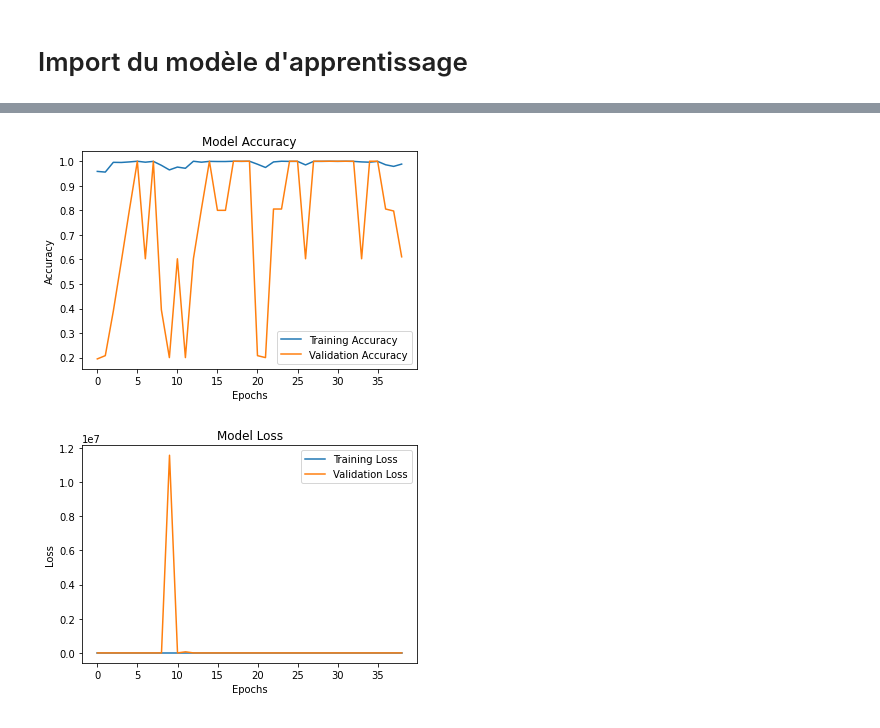
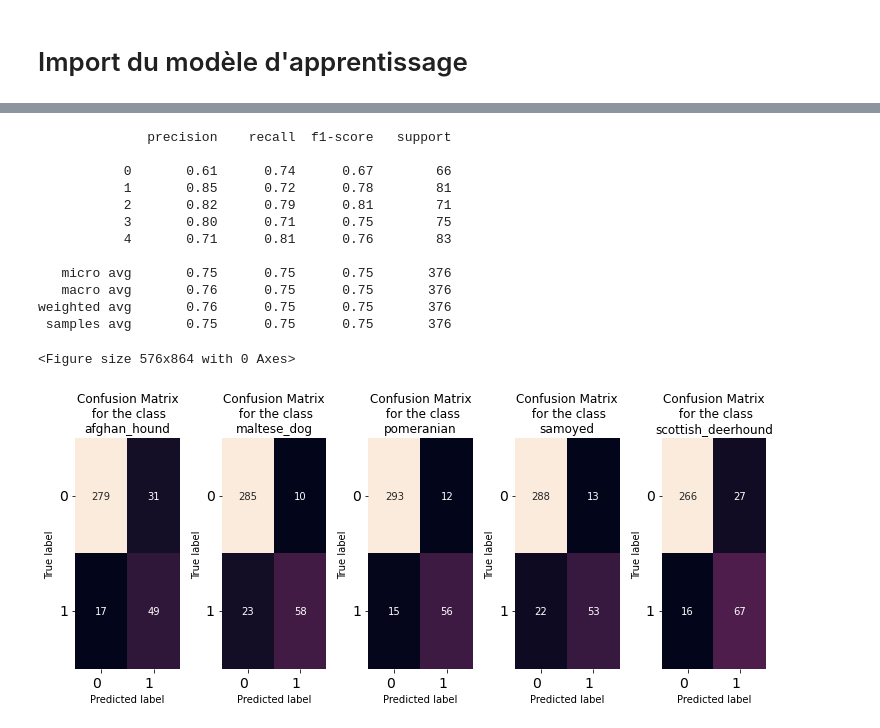
Before and after one commit to VincentNFR/openclassrooms_p06, a Jupyter notebook: resnet_from_scratch.ipynb, the cells around one changed output, grey strips where cells are left out. Drawn from its saved outputs; the diff is of its cells as text; code cells hidden in the pictures.

```diff
--- a/resnet_from_scratch.ipynb
+++ b/resnet_from_scratch.ipynb
@@ -132,6 +88,0 @@ ________________________________________________________________________________
-# %%
-model.compile(
-    optimizer= tf.keras.optimizers.Adam(learning_rate=1e-3),
-    loss= 'categorical_crossentropy',
-    metrics= ['accuracy']
-    )
@@ -137,0 +195,2 @@ model.compile(
+# %%
+model = import_model(conv_model_type='ResNet50', input_shape=(224, 224, 3), weights=None, train_state=True, custom_model=None, lr=1e-3)
@@ -138,16 +215,12 @@ model.compile(
 # %%
-epochs = 40
-batch_size = 20
-path = '/content/drive/MyDrive/Colab Notebooks/OpenClassRooms/6/saved_model/resnet'
-checkpointer = tf.keras.callbacks.ModelCheckpoint(filepath=f'{path}/weights.bestaugmented.from_scratch.hdf5',
-                               verbose=1, save_best_only=True)
+epochs = 50
+batch_size = 32
 
 history = model.fit(
     x=X_train, y=y_train,
     validation_data=(X_val, y_val),
     steps_per_epoch=X_train.shape[0]//batch_size,
     epochs=epochs,
-    callbacks=[checkpointer],
     verbose=1
     )
 # %% [output]
@@ -171,9 +243,0 @@ Epoch 39: val_loss did not improve from 0.00000
-# %%
-model.load_weights(f'{path}/weights.bestaugmented.from_scratch.hdf5')
-
-# get index of predicted dog breed for each image in test set
-dog_breed_predictions = [np.argmax(model.predict(np.expand_dims(tensor, axis=0))) for tensor in X_test]
-
-# report test accuracy
-test_accuracy = 100*np.sum(np.array(dog_breed_predictions)==np.argmax(y_test, axis=1))/len(dog_breed_predictions)
-print(f'Test accuracy: {test_accuracy} %')
@@ -190,20 +244,17 @@ Validation Accuracy:  1.0
-# %%
-plt.subplot()
-plt.title('Model Accuracy')
-plt.plot(history.history['accuracy'])
-plt.plot(history.history['val_accuracy'])
-plt.ylabel('Accuracy')
-plt.xlabel('Epochs')
-plt.legend(['Training Accuracy','Validation Accuracy'])
-plt.show()
-
-plt.title('Model Loss')
-plt.plot(history.history['loss'])
-plt.plot(history.history['val_loss'])
-plt.ylabel('Loss')
-plt.xlabel('Epochs')
-plt.legend(['Training Loss','Validation Loss'])
-plt.show()
-# %% [output]
-[figure, removed]
-[figure, removed]
+# %%
+evaluate_model(model, X_test, y_test, convert_labels)
+# %% [output]
+              precision    recall  f1-score   support
+
+           0       0.61      0.74      0.67        66
+           1       0.85      0.72      0.78        81
+           2       0.82      0.79      0.81        71
+           3       0.80      0.71      0.75        75
+           4       0.71      0.81      0.76        83
+
+   micro avg       0.75      0.75      0.75       376
+   macro avg       0.76      0.75      0.75       376
+weighted avg       0.76      0.75      0.75       376
+ samples avg       0.75      0.75      0.75       376
+<Figure size 576x864 with 0 Axes>
+[figure, added]
```
Also changed, not shown: parts of 22 cells of this notebook.
